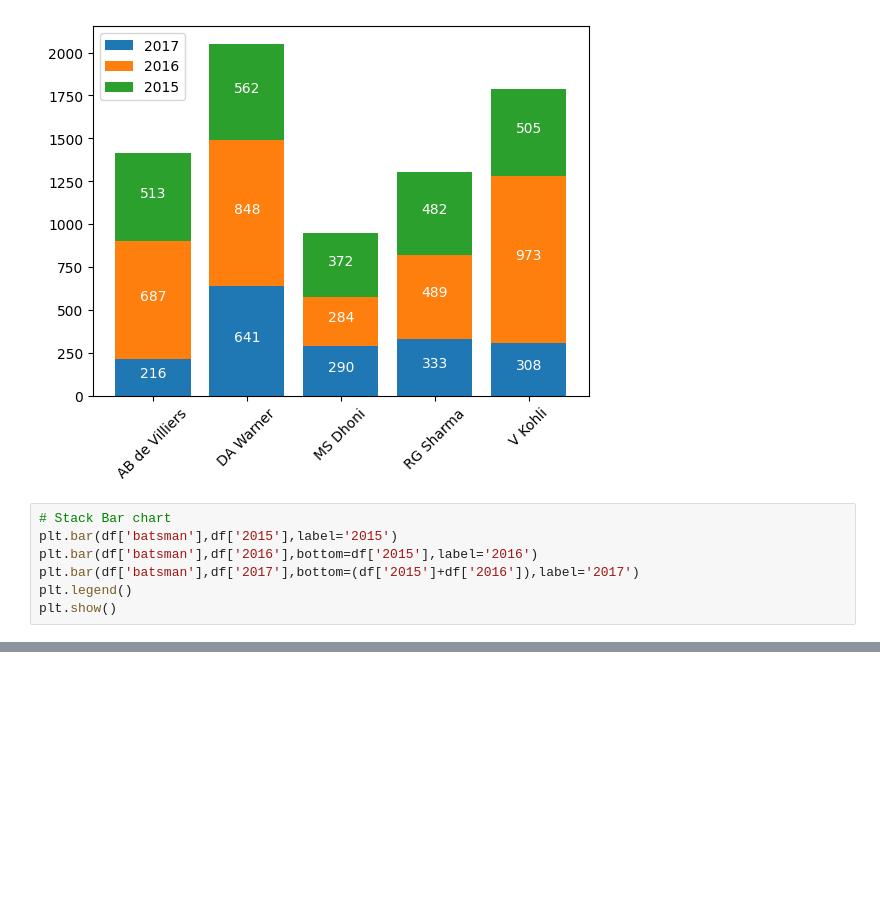
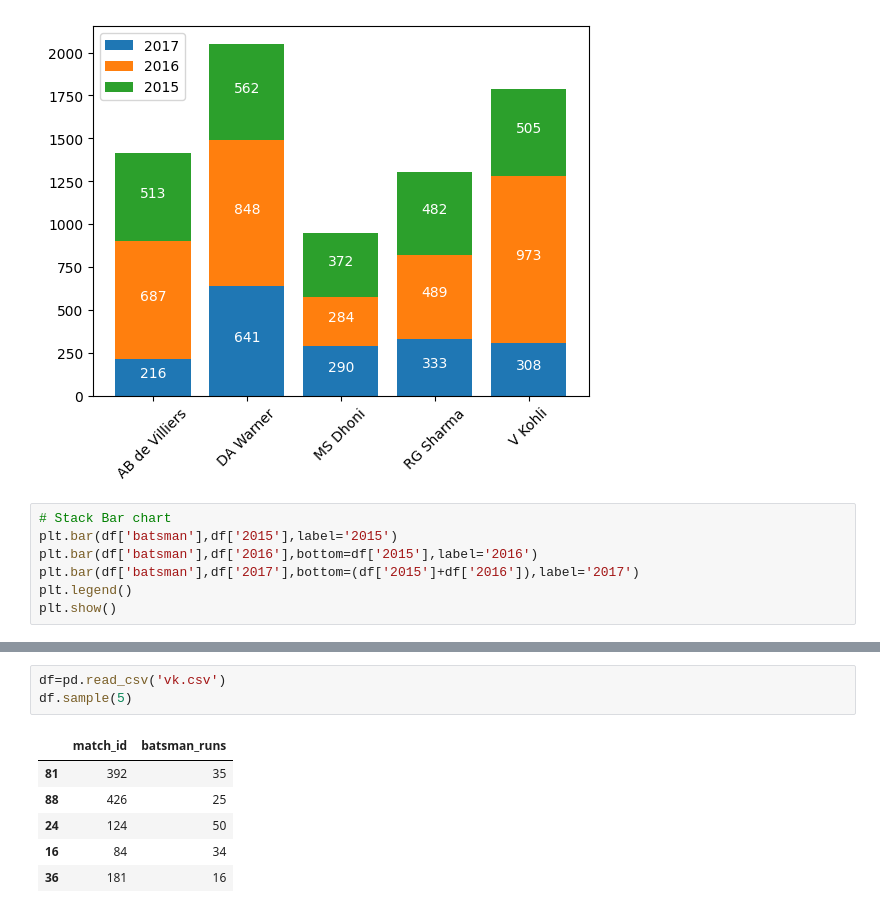
Before and after one commit to BilalWazir033/Ai-Lab, a Jupyter notebook: Ai Course by CampusX/Matplotlib/matplotlib.ipynb, the cells around one changed output, grey strips where cells are left out. Drawn from its saved outputs; the diff is of its cells as text; blank space fills up the shorter version.

```diff
--- a/Ai Course by CampusX/Matplotlib/matplotlib.ipynb
+++ b/Ai Course by CampusX/Matplotlib/matplotlib.ipynb
@@ -420,0 +441,10 @@ plt.show()
+# %%
+df=pd.read_csv('vk.csv')
+df.sample(5)
+# %% [output]
+|  | match_id | batsman_runs |
+| 81 | 392 | 35 |
+| 88 | 426 | 25 |
+| 24 | 124 | 50 |
+| 16 | 84 | 34 |
+| 36 | 181 | 16 |
```
Also changed, not shown: parts of 5 cells of this notebook.
